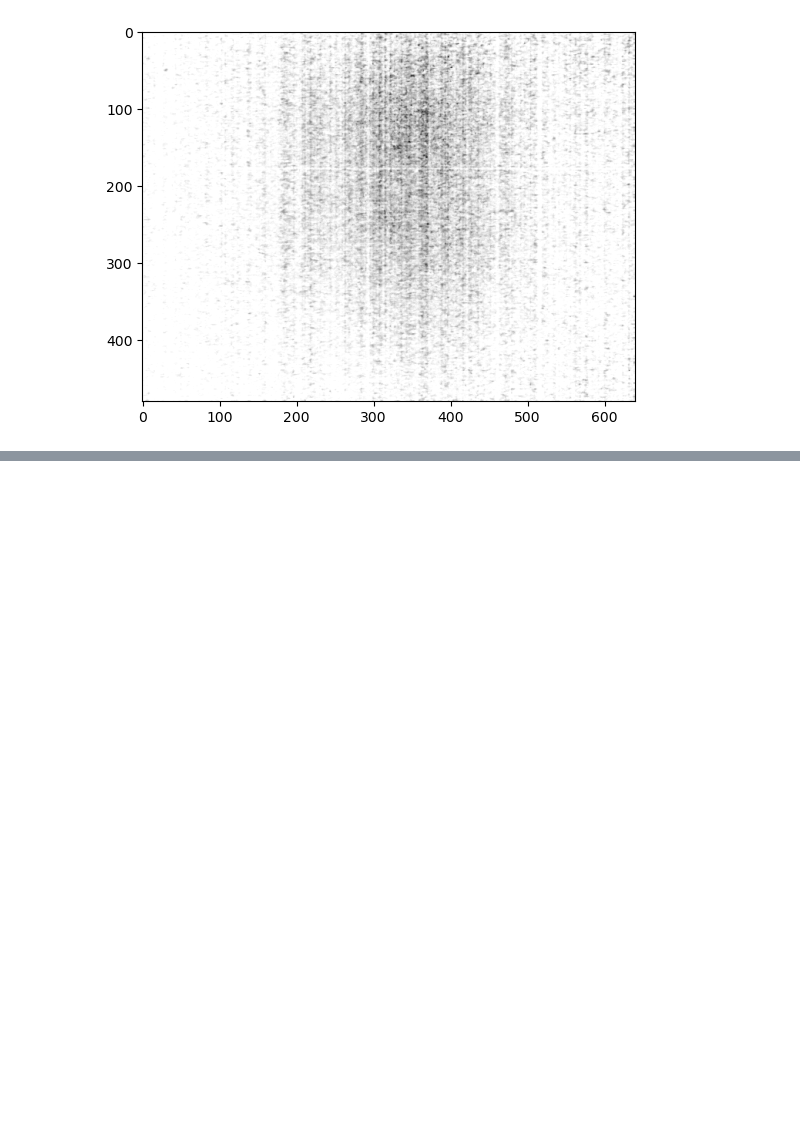
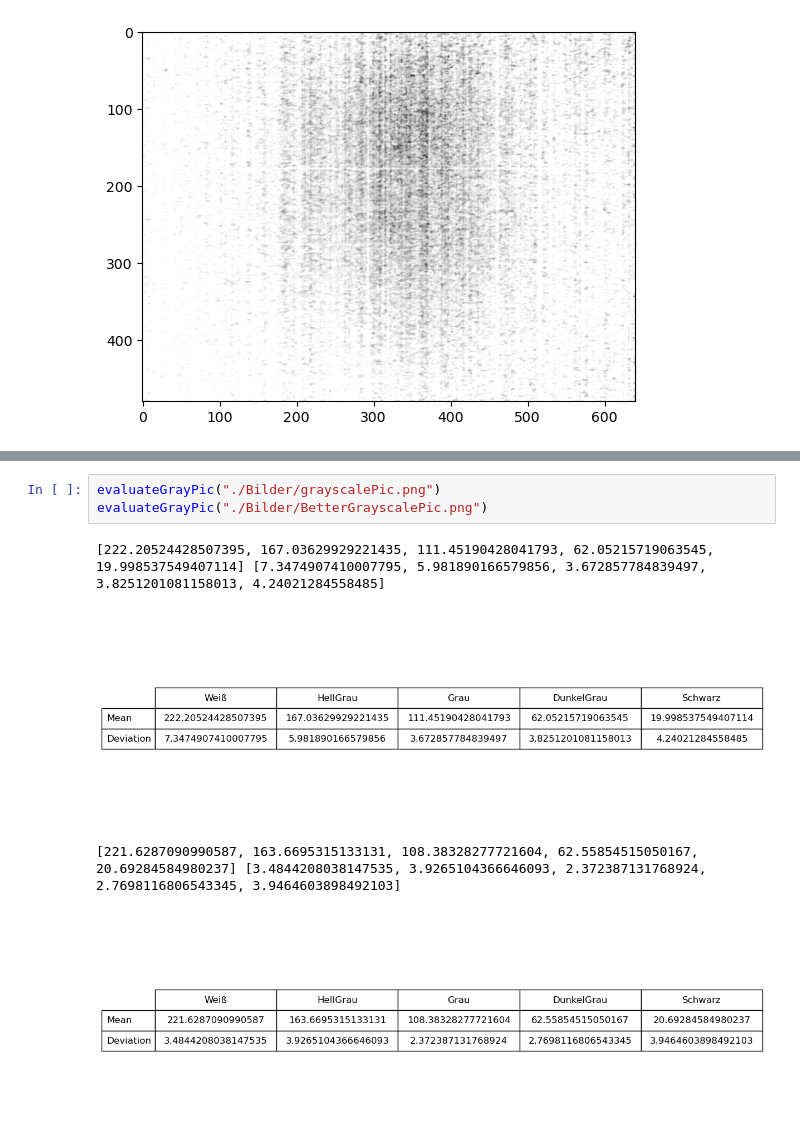
Before and after one commit to Matze-Katze/SSS, a Jupyter notebook: Versuch2/Versuch.ipynb, the cells around one changed output, grey strips where cells are left out. Saved outputs shown, nothing was run; the diff lists cells and outputs as text; blank space fills up the shorter version.

```diff
--- a/Versuch2/Versuch.ipynb
+++ b/Versuch2/Versuch.ipynb
@@ -159,0 +144,8 @@ True
+# %%
+evaluateGrayPic("./Bilder/grayscalePic.png")
+evaluateGrayPic("./Bilder/BetterGrayscalePic.png")
+# %% [output]
+[222.20524428507395, 167.03629929221435, 111.45190428041793, 62.05215719063545, 19.998537549407114] [7.3474907410007795, 5.981890166579856, 3.672857784839497, 3.8251201081158013, 4.24021284558485]
+[figure, added]
+[221.6287090990587, 163.6695315133131, 108.38328277721604, 62.55854515050167, 20.69284584980237] [3.4844208038147535, 3.9265104366646093, 2.372387131768924, 2.7698116806543345, 3.9464603898492103]
+[figure, added]
```
Also changed, not shown: parts of 3 cells of this notebook, 2 other files.
